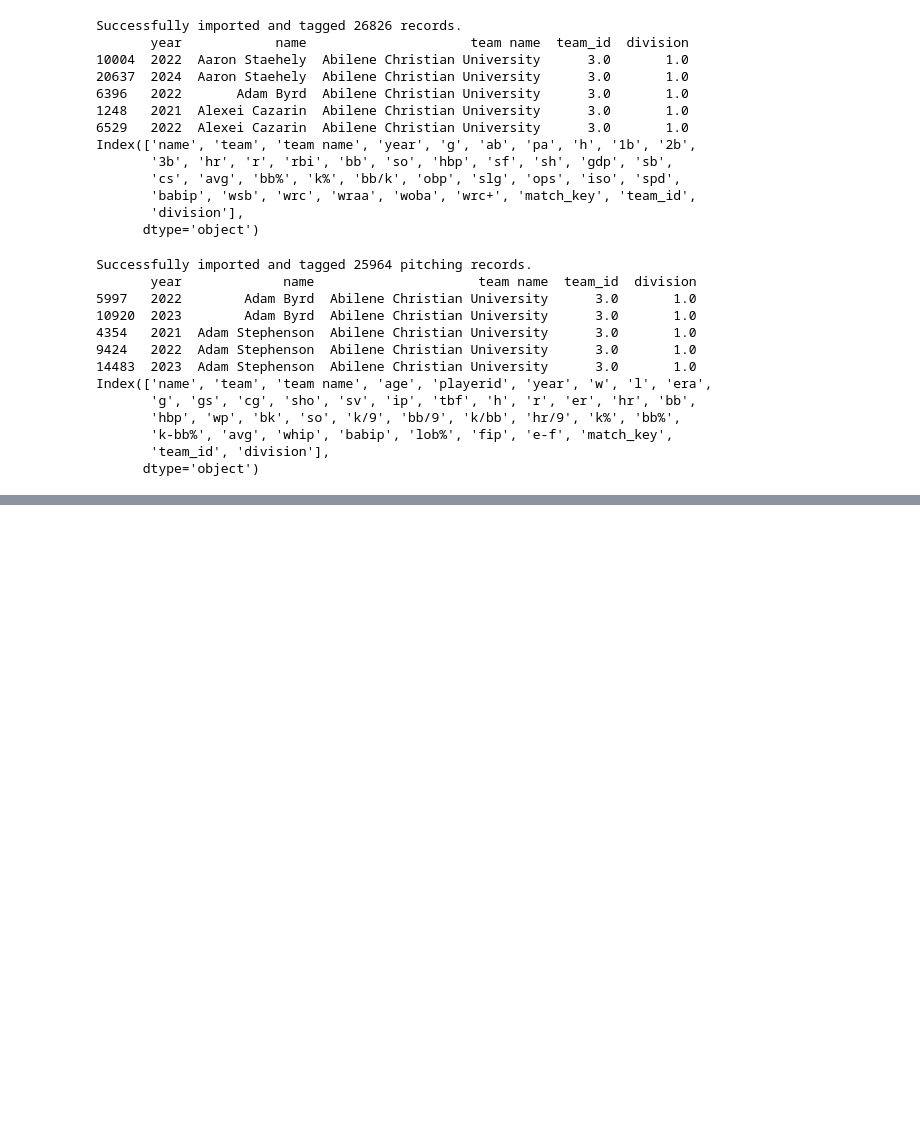
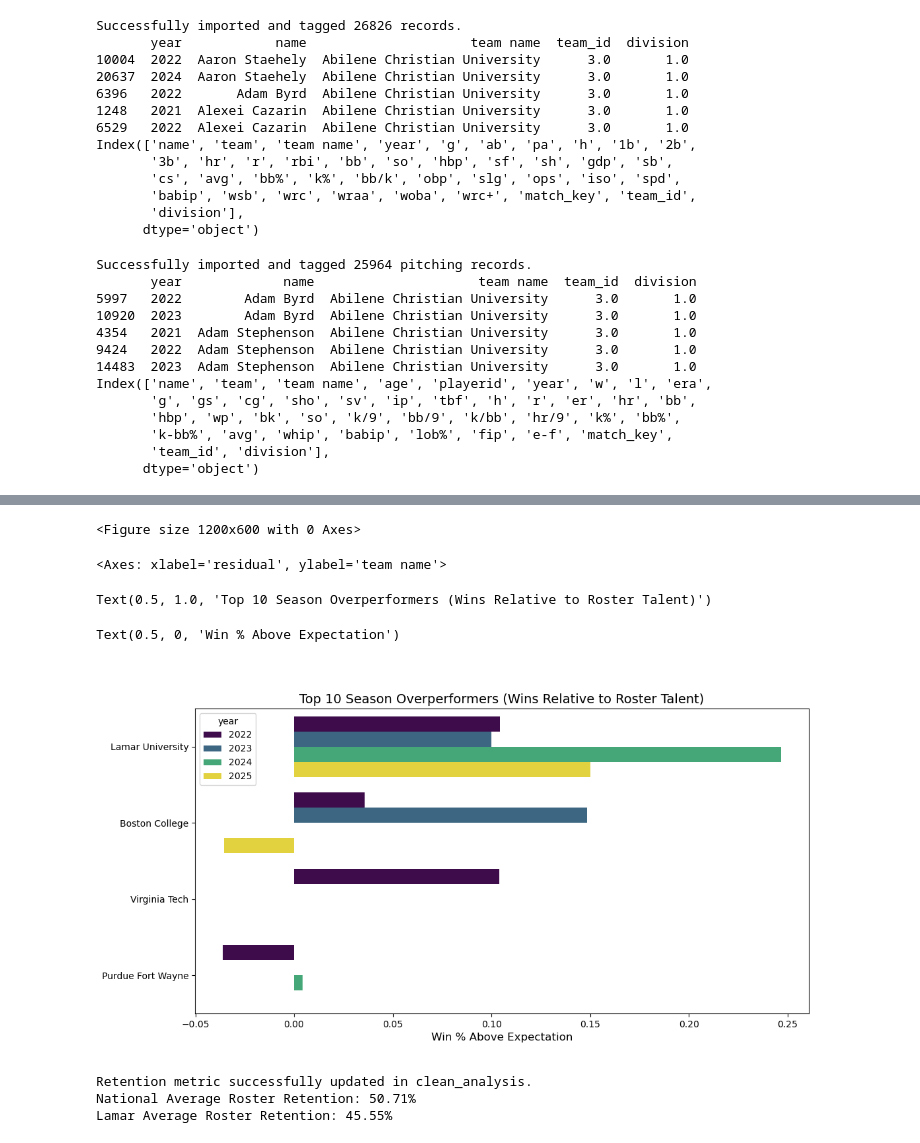
Before and after one commit to averyhamel/FinalProject, a Jupyter notebook: finalproject.ipynb, the cells around one changed output, grey strips where cells are left out. Cells and saved outputs as stored; diff of their text form; code cells hidden in the pictures; blank space fills up the shorter version.

```diff
--- a/finalproject.ipynb
+++ b/finalproject.ipynb
@@ -324,0 +594,64 @@ Import complete! Created 'master_records_df' with 11225 records.
+# %%
+# Calculate Residuals (Win % minus Predicted Win % based on Talent)
+from sklearn.linear_model import LinearRegression
+
+X = clean_analysis[['total_talent_index']].values
+y = clean_analysis['W_Pct'].values
+model = LinearRegression().fit(X, y)
+clean_analysis['predicted_w_pct'] = model.predict(X)
+clean_analysis['residual'] = clean_analysis['W_Pct'] - clean_analysis['predicted_w_pct']
+
+# Plot the 10 biggest overperformers of all time
+overperformers = clean_analysis.sort_values('residual', ascending=False).head(10)
+
+plt.figure(figsize=(12, 6))
+sns.barplot(data=overperformers, x='residual', y='team name', hue='year', palette='viridis')
+plt.title('Top 10 Season Overperformers (Wins Relative to Roster Talent)', fontsize=14)
+plt.xlabel('Win % Above Expectation', fontsize=12)
+plt.show()
+
+# --- STEP 1: FIX MISSING RETENTION METRIC (RE-RUNNABLE) ---
+
+# 1. Calculate the percentage on the team-level performance dataframe
+master_performance_df['roster_retention_pct'] = (
+    master_performance_df['is_returner'] /
+    (master_performance_df['is_returner'] + master_performance_df['is_newcomer'])
+).fillna(0)
+
+# 2. CLEANUP: If we've run this before, drop the old column to avoid MergeError
+if 'roster_retention_pct' in clean_analysis.columns:
+    clean_analysis = clean_analysis.drop(columns=['roster_retention_pct'])
+
+# 3. Merge the fresh metric into clean_analysis
+clean_analysis = pd.merge(
+    clean_analysis,
+    master_performance_df[['team_id', 'year', 'roster_retention_pct']],
+    on=['team_id', 'year'],
+    how='left'
+)
+
+print("Retention metric successfully updated in clean_analysis.")
+
+# --- STEP 2: REFRESH LAMAR ANALYSIS ---
+
+# Isolate Lamar and National Baseline
+# Using .unique().iloc[0] is safer in case of multiple matches
+lamar_match = clean_analysis[clean_analysis['team name'].str.contains('Lamar', case=False)]
+if not lamar_match.empty:
+    lamar_id = lamar_match['team_id'].unique()[0]
+    lamar_years = clean_analysis[clean_analysis['team_id'] == lamar_id].copy()
+
+    national_avg_retention = clean_analysis['roster_retention_pct'].mean()
+    print(f"National Average Roster Retention: {national_avg_retention:.2%}")
+    print(f"Lamar Average Roster Retention: {lamar_years['roster_retention_pct'].mean():.2%}")
+else:
+    print("Lamar not found in the dataset.")
+# %% [output]
+<Figure size 1200x600 with 0 Axes>
+<Axes: xlabel='residual', ylabel='team name'>
+Text(0.5, 1.0, 'Top 10 Season Overperformers (Wins Relative to Roster Talent)')
+Text(0.5, 0, 'Win % Above Expectation')
+[figure, added]
+Retention metric successfully updated in clean_analysis.
+National Average Roster Retention: 50.71%
+Lamar Average Roster Retention: 45.55%
```
Also changed, not shown: parts of 15 cells of this notebook, 4 other files.
